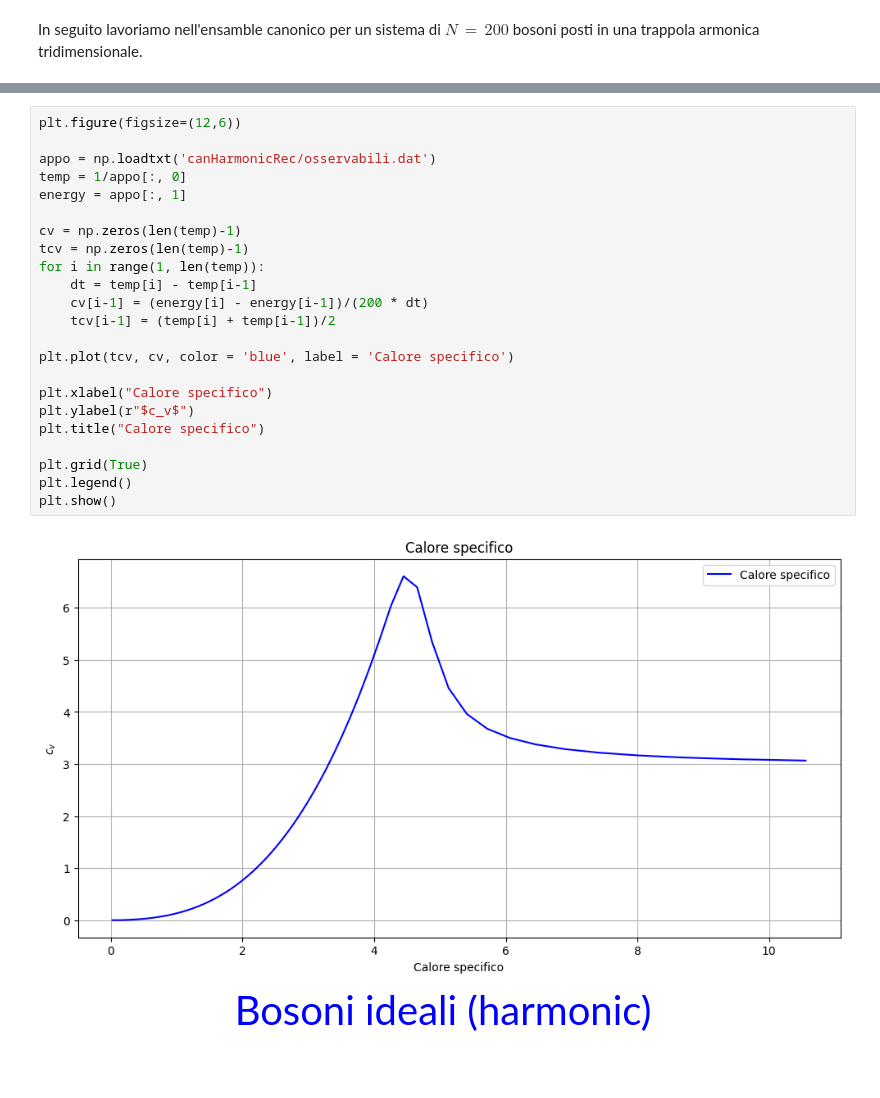
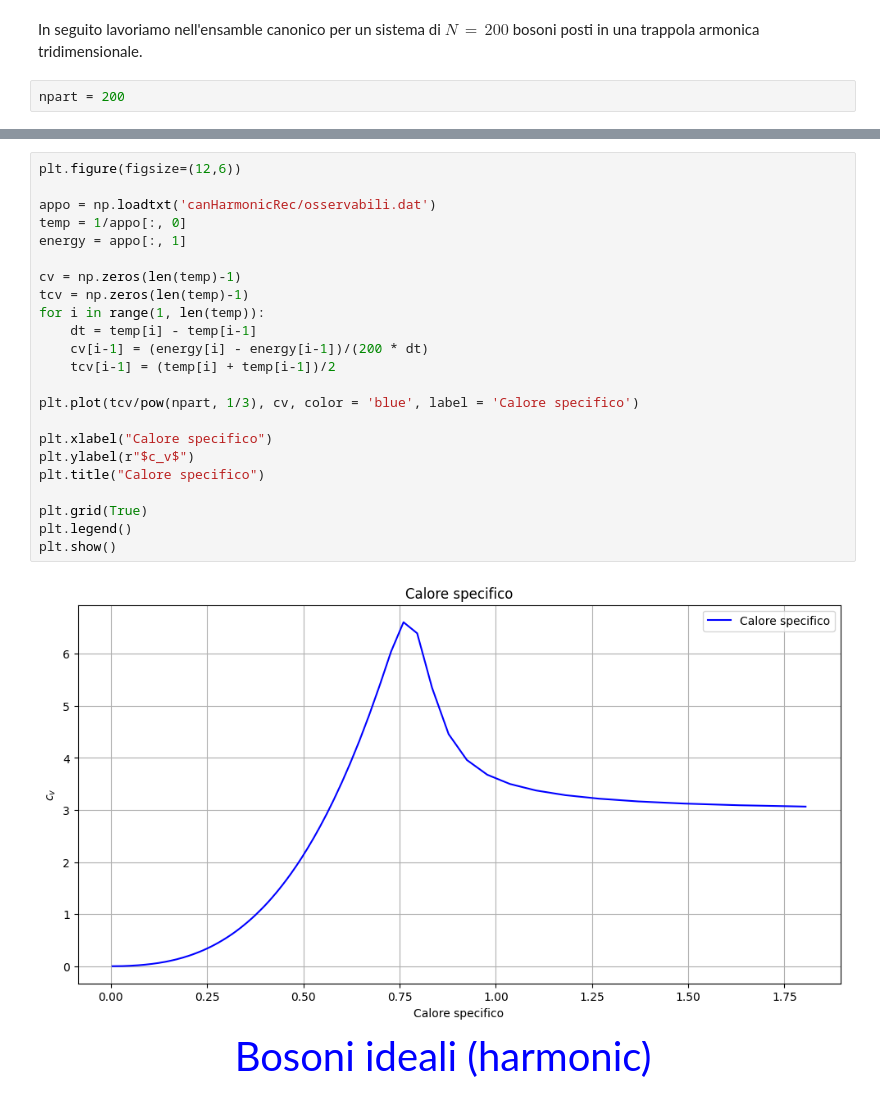
Before and after one commit to Negrini085/FSA, a Jupyter notebook: idealBosons/idealBosons.ipynb, the cells around one changed output, grey strips where cells are left out. Drawn from its saved outputs; the diff is of its cells as text; blank space fills up the shorter version.

Commit message:
Cambio plot

```diff
--- a/idealBosons/idealBosons.ipynb
+++ b/idealBosons/idealBosons.ipynb
@@ -98,6 +98,8 @@ Una configurazione bosonica consiste in una permutazione ed un set di posizioni:
 </div>
 # %% [markdown]
 In seguito lavoriamo nell'ensamble canonico per un sistema di $N\,=\,200$ bosoni posti in una trappola armonica tridimensionale.
+# %%
+npart = 200
 # %%
 plt.figure(figsize=(12,6))
 
@@ -131,28 +133,28 @@ plt.show()
 # %%
 plt.figure(figsize=(12,6))
 
 appo = np.loadtxt('canHarmonicRec/osservabili.dat')
 temp = 1/appo[:, 0]
 energy = appo[:, 1]
 
 cv = np.zeros(len(temp)-1)
 tcv = np.zeros(len(temp)-1)
 for i in range(1, len(temp)):
     dt = temp[i] - temp[i-1]
     cv[i-1] = (energy[i] - energy[i-1])/(200 * dt)
     tcv[i-1] = (temp[i] + temp[i-1])/2
 
-plt.plot(tcv, cv, color = 'blue', label = 'Calore specifico')
+plt.plot(tcv/pow(npart, 1/3), cv, color = 'blue', label = 'Calore specifico')
 
 plt.xlabel("Calore specifico")
 plt.ylabel(r"$c_v$")
 plt.title("Calore specifico")
 
 plt.grid(True)
 plt.legend()
 plt.show()
 # %% [output]
-[figure, old version]
+[figure, new version]
 # %% [markdown]
 <div style="text-align: center;">
     <span style="color: blue; font-size: 40px;"> Bosoni ideali (harmonic)</span>
```
Also changed, not shown: parts of 2 cells of this notebook.
